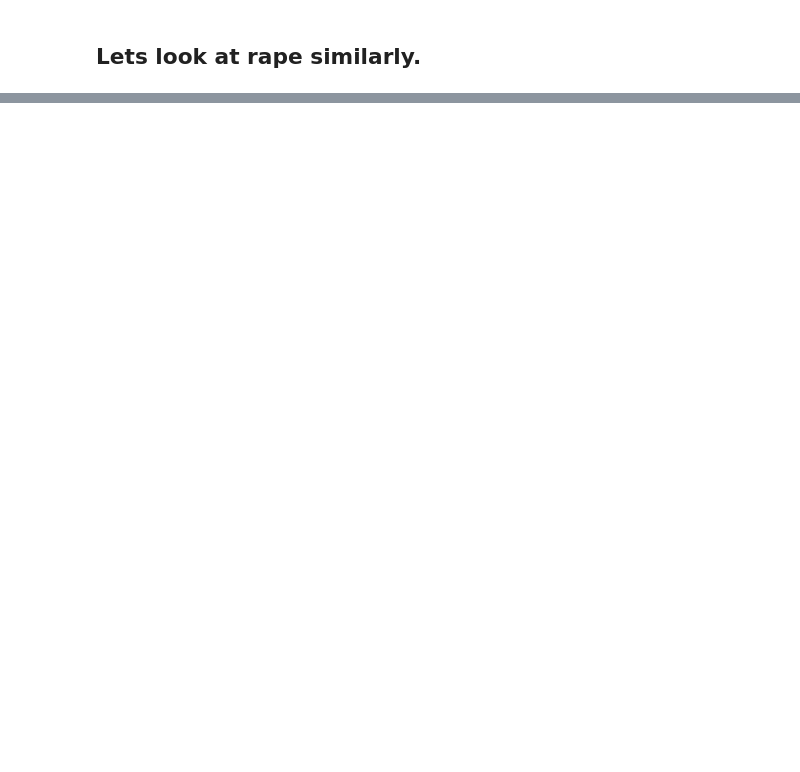
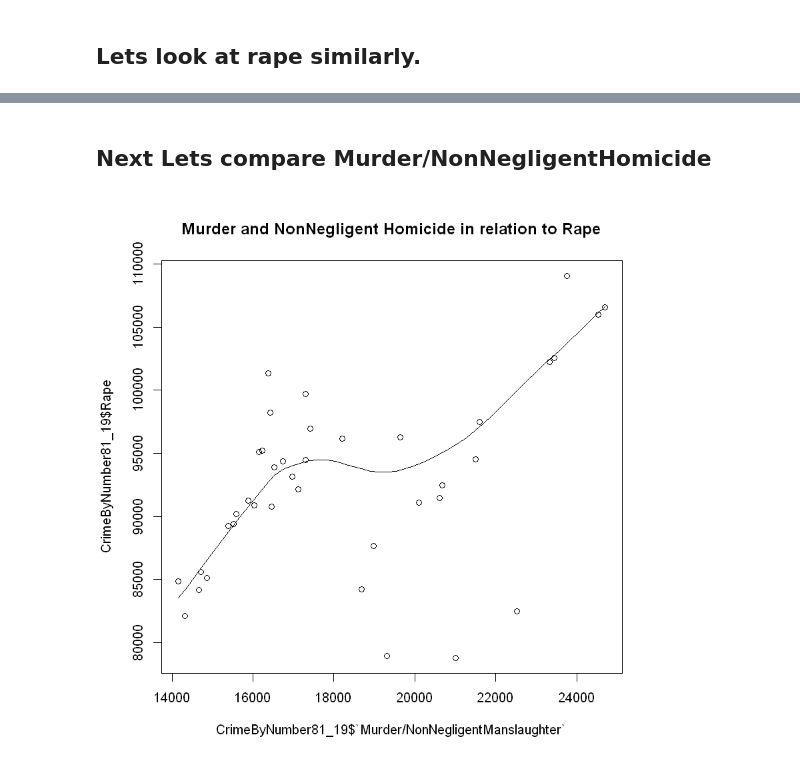
Before and after one commit to RLurtenManchester/CrimeRatesSocialImpact, a Jupyter notebook: 1981-2019CrimeInAmerica.ipynb, the cells around one changed output, grey strips where cells are left out. Cells and saved outputs as stored; diff of their text form; code cells hidden in the pictures; blank space fills up the shorter version.

```diff
--- a/1981-2019CrimeInAmerica.ipynb
+++ b/1981-2019CrimeInAmerica.ipynb
@@ -428,0 +508,7 @@ AggravatedAssault
+# %% [markdown]
+## Next Lets compare Murder/NonNegligentHomicide
+# %%
+# Murder/NonNegligentHomicide and Rape
+scatter.smooth(x= CrimeByNumber81_19$`Murder/NonNegligentManslaughter`, y= CrimeByNumber81_19$Rape, main= "Murder and NonNegligent Homicide in relation to Rape")
+# %% [output]
+[figure, added]
```
Also changed, not shown: parts of 32 cells of this notebook, 28 other files.
